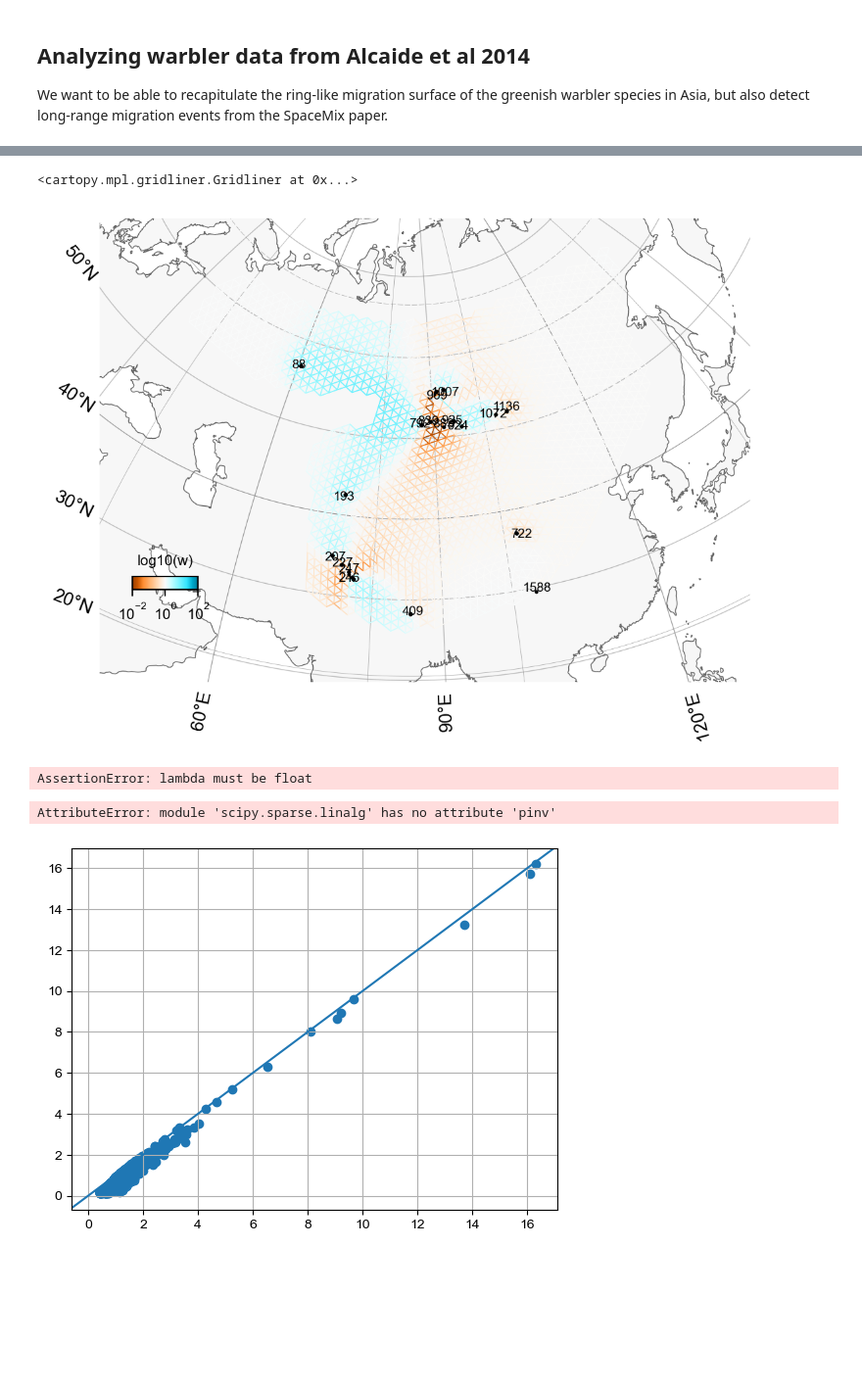
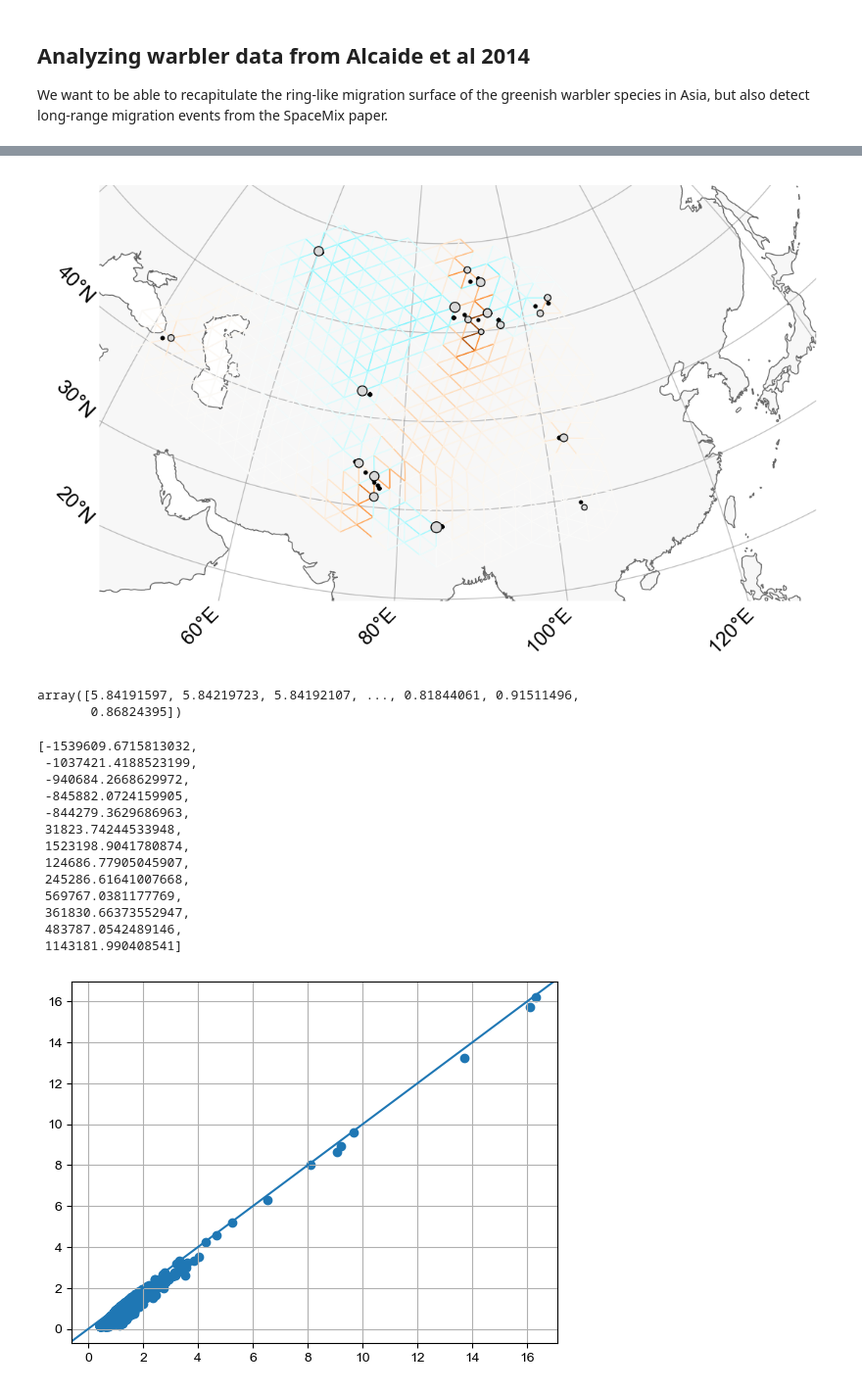
Before and after one commit to NovembreLab/feems, a Jupyter notebook: docs/notebooks/empirical-warblers.ipynb, the cells around one changed output, grey strips where cells are left out. Shown at 98% size. Cells and saved outputs as stored; diff of their text form; code cells hidden in the pictures; blank space fills up the shorter version.

```diff
--- a/docs/notebooks/empirical-warblers.ipynb
+++ b/docs/notebooks/empirical-warblers.ipynb
@@ -46,13 +44,13 @@ The autoreload extension is already loaded. To reload it, use:
 # %%
-os.chdir("/Users/vivaswatshastry/Google Drive/Other computers/My Mac mini/Documents/feemsResults/warblers/data")
-coord = np.loadtxt("warblr.coord")  # sample coordinates
-outer = np.loadtxt("warblr_spc.outer")  # outer coordinates
+# os.chdir("/Users/vivaswatshastry/Google Drive/Other computers/My Mac mini/Documents/feemsResults/warblers/data")
+# coord = np.loadtxt("warblr.coord")  # sample coordinates
+# outer = np.loadtxt("warblr_spc.outer")  # outer coordinates
 grid_path = "/Users/vivaswatshastry/src/feems/feems/data/grid_100.shp"  # path to discrete global grid
 
 # # graph input files
 outer, edges, grid, _ = prepare_graph_inputs(coord=coord,
                                              ggrid=grid_path,
                                              translated=False,
-                                             buffer=3,
-                                             outer=outer)
-genotypes = np.loadtxt('genotypes_ESM13.csv',skiprows=0,delimiter=' ')
+                                             buffer=5,
+                                             outer=None)
+# genotypes = np.loadtxt('genotypes_ESM13.csv',skiprows=0,delimiter=' ')
@@ -85,9 +193,10 @@ genotypes = np.loadtxt('genotypes_ESM13.csv',skiprows=0,delimiter=' ')
 # %%
 # warblr_graph = Joint_SpatialGraph(genotypeswoTU, coord[np.concatenate((range(34),range(36,genotypes.shape[0]))),:], grid, edges)
+warblr_graph = Joint_SpatialGraph(genotypes, coord, grid, edges)
 # warblr_graph.fit(lamb=0.5,optimize_q='n-dim')
 
 # smgraph = SpatialGraph(genotypes, coord, grid, edges)
-smgraph.fit(lamb=1.); smgraph.s2
+# smgraph.fit(lamb=1.); smgraph.s2
 # smgraph.fit(lamb=.75,optimize_q='n-dim',lamb_q=.25,alpha_q=.5)
 
 # obj = Joint_Objective(warblr_graph); obj.inv(); obj.grad(reg=False)
@@ -130,24 +232,28 @@ lambda=1.00000, alpha=1.96629, beta=0.00000, converged in 503 iterations, train_
 # %%
 projection = ccrs.AzimuthalEquidistant(central_longitude=85.5, central_latitude=42.54)
 fig = plt.figure(dpi=200)
 ax = fig.add_subplot(1, 1, 1, projection=projection)
 v = Viz(ax, warblr_graph, projection=projection, edge_width=.5,
         edge_alpha=1, edge_zorder=100, sample_pt_size=10,
         obs_node_size=7.5, sample_pt_color="black", cbar_ticklabelsize=8, cbar_width=0.5, cbar_height=0.1,
         cbar_font_size=8)
-v.ax.set_extent([45,130,19,73], crs=ccrs.PlateCarree())
-v.draw_map(); v.draw_samples(); v.draw_edges(use_weights=True); v.draw_obs_nodes(use_ids=True); v.draw_edge_colorbar()
+v.ax.set_extent([45,130,19,60], crs=ccrs.PlateCarree())
+v.draw_map(); v.draw_samples(); v.draw_edges(use_weights=True); v.draw_obs_nodes(use_ids=False); #v.draw_edge_colorbar()
 # %% [output]
-<cartopy.mpl.gridliner.Gridliner at 0x...>
-[figure, old version]
+[figure, new version]
 # %%
 # lle, te = get_best_lre(warblr_graph, lamb_cv=0.1, k=5, top=10, nchoose=100, option='hard')
-# import cProfile
-# import re
 
-warblr_graph.fit(lamb=1.,optimize_q=None)
+# warblr_graph.fit(lamb=1.,optimize_q=None)
+# obj = FEEMSmix_Objective(warblr_graph); obj.inv(); obj.Lpinv = np.linalg.pinv(obj.sp_graph.L.todense()); obj.grad(reg=False)
+# outliers_df = obj.extract_outliers(pthresh=0.01, verbose=True)
 # warblr_graph.s2
-# wn = warblr_graph.w
+# warblr_graph.nodes[88]
+
+# contour_df = obj.calc_contour(destpid=193, search_area='radius', sourcepid=88, opts=2)
+# contour_df
+
+# [v.grid[nx.get_node_attributes(v.sp_graph,'permuted_idx')[x[0]],0] for x in randedge]
 
 # plt.scatter(wn,warblr_graph.w,alpha=0.5); plt.grid(); plt.axline((1,1),slope=1)
 
@@ -156,7 +262,25 @@ warblr_graph.fit(lamb=1.,optimize_q=None)
 # obj = Joint_Objective(warblr_graph); obj.inv(); obj.grad(reg=False)
 # obj.Linv.shape
 # %% [output]
-AssertionError: lambda must be float
+array([5.84191597, 5.84219723, 5.84192107, ..., 0.81844061, 0.91511496,
+       0.86824395])
+# %%
+# contour_df.iloc[contour_df['scaled log-lik'].argmax(),0]
+[v.grid[x[0],0] for x in contour_df['(source, dest.)']]
+# %% [output]
+[-1539609.6715813032,
+ -1037421.4188523199,
+ -940684.2668629972,
+ -845882.0724159905,
+ -844279.3629686963,
+ 31823.74244533948,
+ 1523198.9041780874,
+ 124686.77905045907,
+ 245286.61641007668,
+ 569767.0381177769,
+ 361830.66373552947,
+ 483787.0542489146,
+ 1143181.990408541]
 # %%
 def get_FEEMS_demes_nll_w_c(c, sp_graph, obj, lrn, form='element'):
     C = np.vstack((-np.ones(sp_graph.n_observed_nodes-1),np.eye(sp_graph.n_observed_nodes-1))).T
@@ -266,10 +390,8 @@ def get_FEEMS_udemes_nll_w_c(c, sp_graph, obj, lrn, Lpinv):
 ## fst[np.isnan(fst)] = 0
 # plt.plot(fst[~np.isnan(fst)],'k-o',alpha=0.3); plt.grid(); plt.ylabel(r'$F_{ST}$'); plt.xlabel('SNP index')
 # nx.get_node_attributes(warblr_graph,'permuted_idx')
-Lpinv = sp.sparse.linalg.pinv(warblr_graph.L);
+# Lpinv = sp.sparse.linalg.pinv(warblr_graph.L);
 # obj = Joint_Objective(warblr_graph); obj.inv(); obj.grad(reg=False)
-# %% [output]
-AttributeError: module 'scipy.sparse.linalg' has no attribute 'pinv'
 # %%
 # randedge = [(x,14) for x in list(set(range(1000))-set([14]))]
 ## only pick non-edge demes to avoid boundary issues
```
Also changed, not shown: parts of 12 cells of this notebook, 20 other files.
